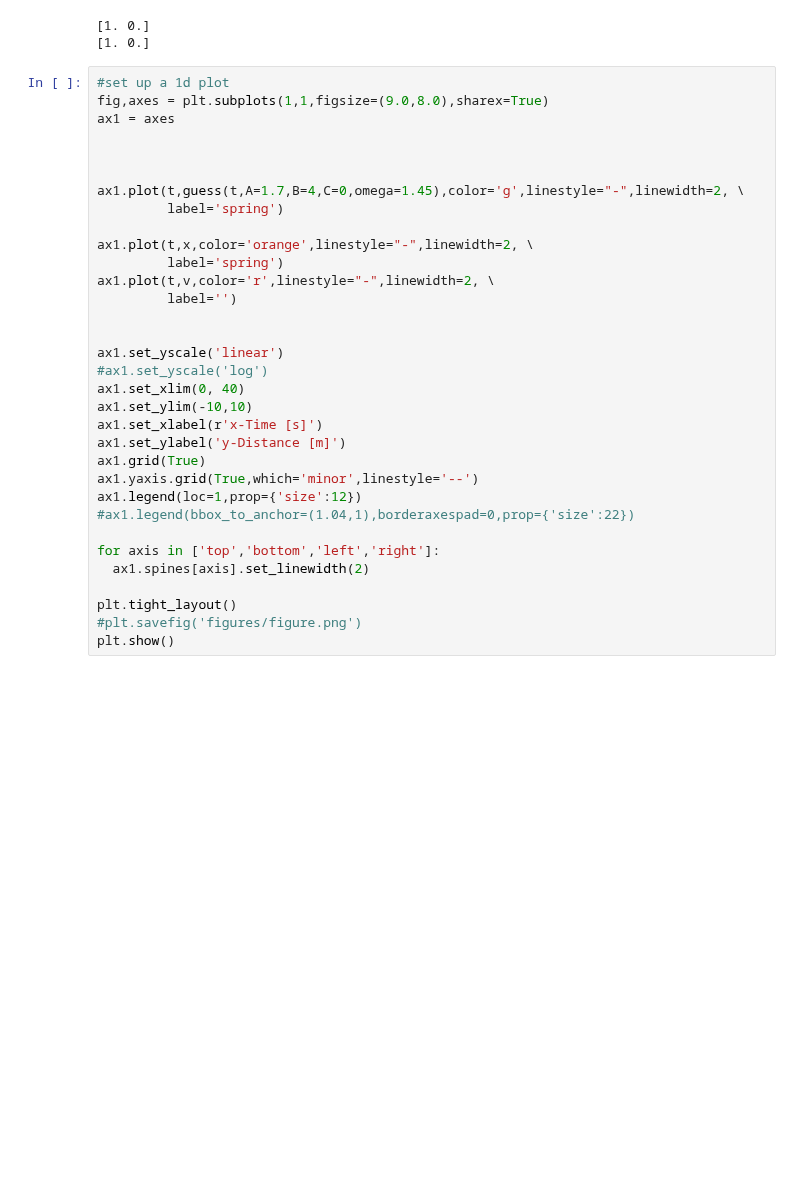
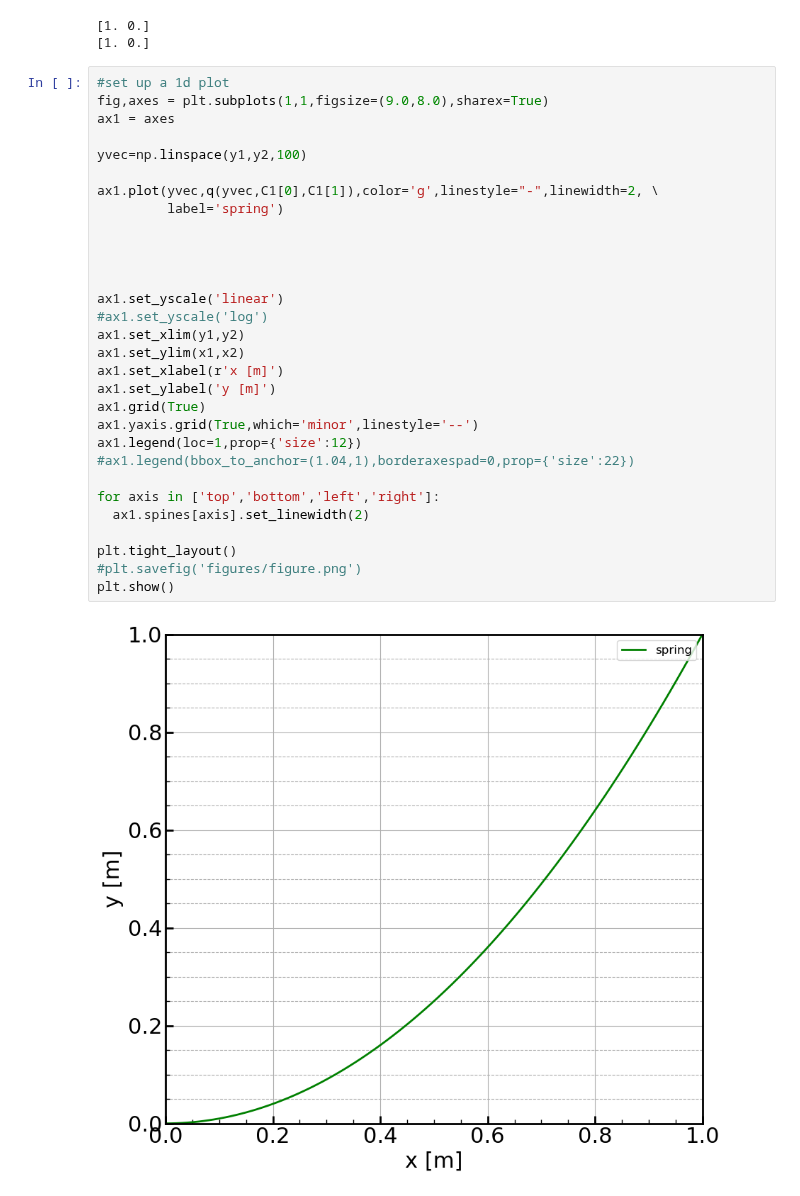
Before and after one commit to villano-lab/analytical_mechanics, a Jupyter notebook: brachistochrone.ipynb, the cells around one changed output. Saved outputs shown, nothing was run; the diff lists cells and outputs as text; blank space fills up the shorter version.

```diff
--- a/brachistochrone.ipynb
+++ b/brachistochrone.ipynb
@@ -39,33 +39,32 @@ print(C2)
 # %%
 #set up a 1d plot
 fig,axes = plt.subplots(1,1,figsize=(9.0,8.0),sharex=True)
 ax1 = axes
 
+yvec=np.linspace(y1,y2,100)
+
+ax1.plot(yvec,q(yvec,C1[0],C1[1]),color='g',linestyle="-",linewidth=2, \
+         label='spring')
 
 
-ax1.plot(t,guess(t,A=1.7,B=4,C=0,omega=1.45),color='g',linestyle="-",linewidth=2, \
-         label='spring')
-
-ax1.plot(t,x,color='orange',linestyle="-",linewidth=2, \
-         label='spring')
-ax1.plot(t,v,color='r',linestyle="-",linewidth=2, \
-         label='')
 
 
 ax1.set_yscale('linear')
 #ax1.set_yscale('log')
-ax1.set_xlim(0, 40)
-ax1.set_ylim(-10,10)
-ax1.set_xlabel(r'x-Time [s]')
-ax1.set_ylabel('y-Distance [m]')
+ax1.set_xlim(y1,y2)
+ax1.set_ylim(x1,x2)
+ax1.set_xlabel(r'x [m]')
+ax1.set_ylabel('y [m]')
 ax1.grid(True)
 ax1.yaxis.grid(True,which='minor',linestyle='--')
 ax1.legend(loc=1,prop={'size':12})
 #ax1.legend(bbox_to_anchor=(1.04,1),borderaxespad=0,prop={'size':22})
 
 for axis in ['top','bottom','left','right']:
   ax1.spines[axis].set_linewidth(2)
 
 plt.tight_layout()
 #plt.savefig('figures/figure.png')
 plt.show()
+# %% [output]
+[figure, added]
```
